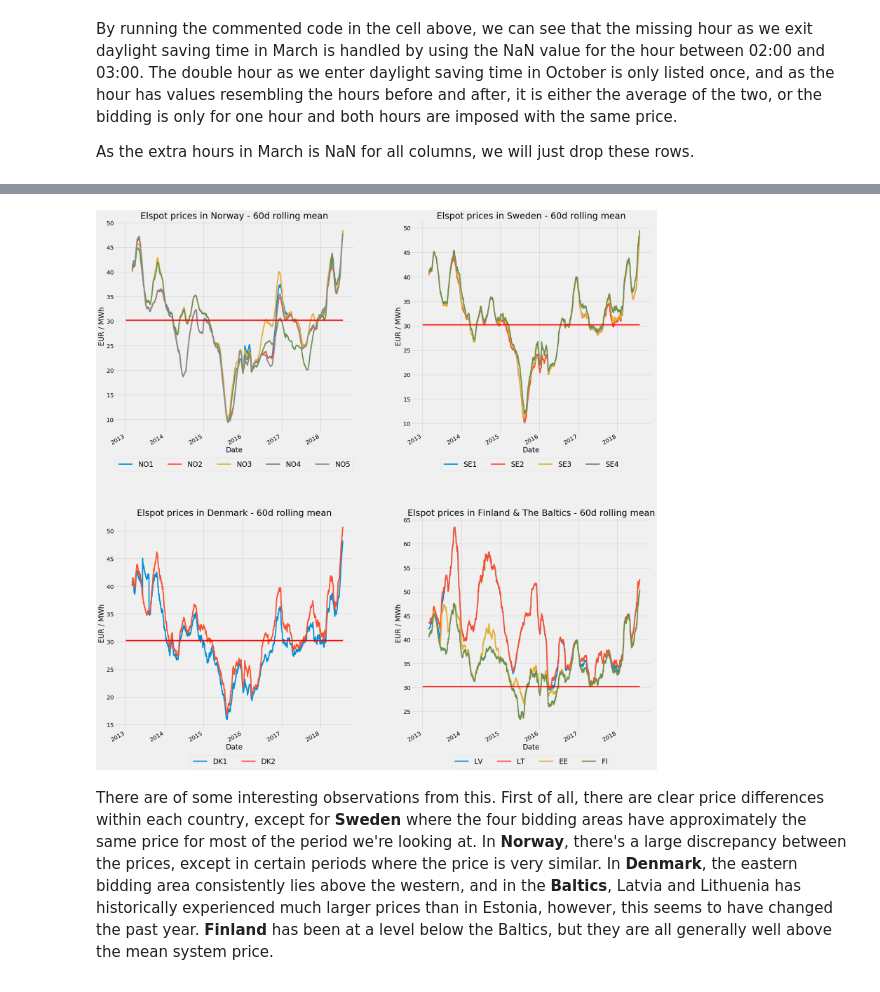
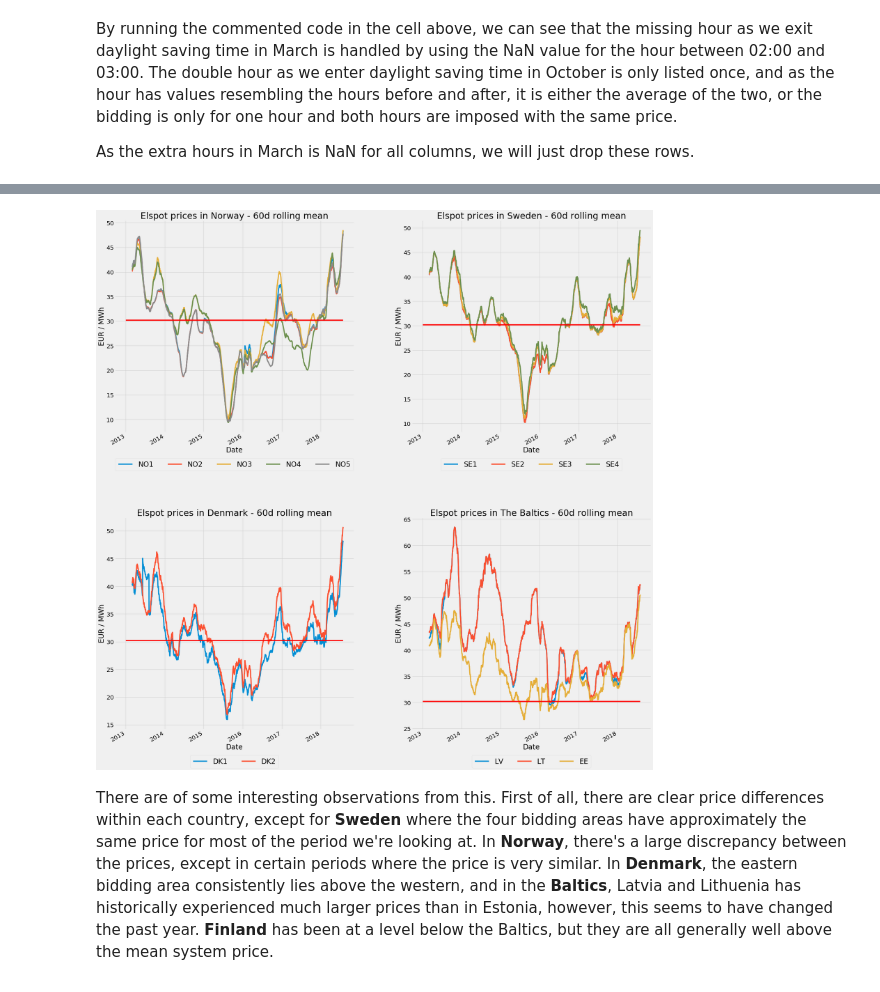
Before and after one commit to rasmusthog/nordpool-data-analysis, a Jupyter notebook: Nordpool Data Analysis.ipynb, the cells around one changed output, grey strips where cells are left out. Cells and saved outputs as stored; diff of their text form; code cells hidden in the pictures.

```diff
--- a/Nordpool Data Analysis.ipynb
+++ b/Nordpool Data Analysis.ipynb
@@ -139,0 +140,28 @@ Let's investigate the evolution of the prices in the different countries, and co
+# %%
+# Define style for graphs
+plt.style.use("fivethirtyeight")
+
+# Create lists of zones specific to each country. Baltics and Finland is grouped together as
+# each country as one zone only
+norway = ["NO1", "NO2", "NO3", "NO4", "NO5"]
+sweden = ["SE1", "SE2", "SE3", "SE4"]
+denmark = ["DK1", "DK2"]
+baltics = ["LV", "LT", "EE"]
+finland = ["FI"]
+nordics = norway + sweden + denmark + finland
+
+# Add means of each country / area to own column in hourly dataframe
+elspot_df["Norway"] = elspot_df[norway].mean(axis=1)
+elspot_df["Sweden"] = elspot_df[sweden].mean(axis=1)
+elspot_df["Denmark"] = elspot_df[denmark].mean(axis=1)
+elspot_df["Finland"] = elspot_df[finland].mean(axis=1) # this is superfluous but is added for clarity and ease of use
+elspot_df["Nordics"] = elspot_df[nordics].mean(axis=1)
+elspot_df["Baltics"] = elspot_df[baltics].mean(axis=1)
+
+# Add means of each country / area to own column in daily dataframe
+elspot_df_daily["Norway"] = elspot_df_daily[norway].mean(axis=1)
+elspot_df_daily["Sweden"] = elspot_df_daily[sweden].mean(axis=1)
+elspot_df_daily["Denmark"] = elspot_df_daily[denmark].mean(axis=1)
+elspot_df_daily["Finland"] = elspot_df_daily[finland].mean(axis=1) # this is superfluous but is added for clarity and ease of use
+elspot_df_daily["Nordics"] = elspot_df_daily[nordics].mean(axis=1)
+elspot_df_daily["Baltics"] = elspot_df_daily[baltics].mean(axis=1)
@@ -140,15 +170,4 @@ Let's investigate the evolution of the prices in the different countries, and co
 # %%
-# Create lists of zones specific to each country. Baltics and Finland is grouped together as
-# each country as one zone only
-
-
-plt.style.use("fivethirtyeight")
-norway = ["NO1", "NO2", "NO3", "NO4", "NO5"]
-sweden = ["SE1", "SE2", "SE3", "SE4"]
-denmark = ["DK1", "DK2"]
-baltics_fin = ["LV", "LT", "EE", "FI"]
-
-
 # Make 60 day moving window average of prices to smooth out the curves.
 # Requiring the mean to be made up of 2 months of observations.
 elspot_df_smoothed = elspot_df.rolling("60d", min_periods=1439).mean()
@@ -190,37 +209,37 @@ plt.subplot(2,2,3)
 
 for zone in denmark:
     ax = elspot_df_smoothed[zone].plot(linewidth=4, figsize=(30,30))
     #ax.set_ylim([0, 120]) # trying to avoid the large peaks
 
 
 ax.legend(loc='lower center', bbox_to_anchor=(0.5, -0.2), ncol=5, fontsize=24)
 ax.set_ylabel("EUR / MWh", fontsize=24)
 ax.set_xlabel("Date", fontsize=24)
 ax.tick_params(axis="both", labelsize=20)
 elspot_df["SYS_mean"] = elspot_df["SYS"].mean()
 ax.plot(elspot_df["SYS_mean"], color="r")
 ax.set_title("Elspot prices in Denmark - 60d rolling mean", fontsize=30)
 
-# Plot Baltics & Finland
+# Plot Baltics
 plt.subplot(2,2,4)
 
-for zone in baltics_fin:
+for zone in baltics:
     ax = elspot_df_smoothed[zone].plot(linewidth=4, figsize=(30,30))
     #ax.set_ylim([0, 120]) # trying to avoid the large peaks
 
 
 ax.legend(loc='lower center', bbox_to_anchor=(0.5, -0.2), ncol=5, fontsize=24)
 ax.set_ylabel("EUR / MWh", fontsize=24)
 ax.set_xlabel("Date", fontsize=24)
 ax.tick_params(axis="both", labelsize=20)
 elspot_df["SYS_mean"] = elspot_df["SYS"].mean()
 ax.plot(elspot_df["SYS_mean"], color="r")
-ax.set_title("Elspot prices in Finland & The Baltics - 60d rolling mean", fontsize=30)
+ax.set_title("Elspot prices in The Baltics - 60d rolling mean", fontsize=30)
 
 
 plt.tight_layout(pad=10)
 # %% [output]
-[figure, old version]
+[figure, new version]
 # %% [markdown]
 There are of some interesting observations from this. First of all, there are clear price differences within each country, except for **Sweden** where the four bidding areas have approximately the same price for most of the period we're looking at. In **Norway**, there's a large discrepancy between the prices, except in certain periods where the price is very similar. In **Denmark**, the eastern bidding area consistently lies above the western, and in the **Baltics**, Latvia and Lithuenia has historically experienced much larger prices than in Estonia, however, this seems to have changed the past year. **Finland** has been at a level below the Baltics, but they are all generally well above the mean system price.
 
```
Also changed, not shown: parts of 11 cells of this notebook.
